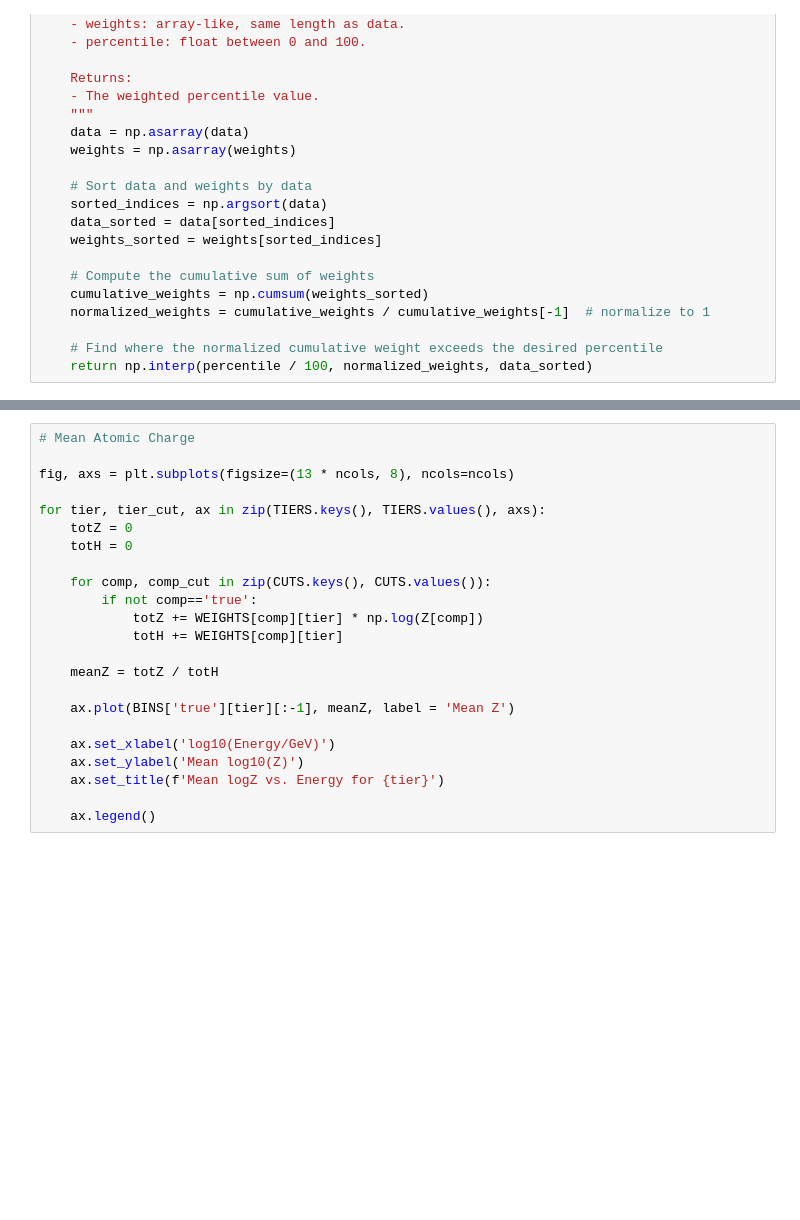
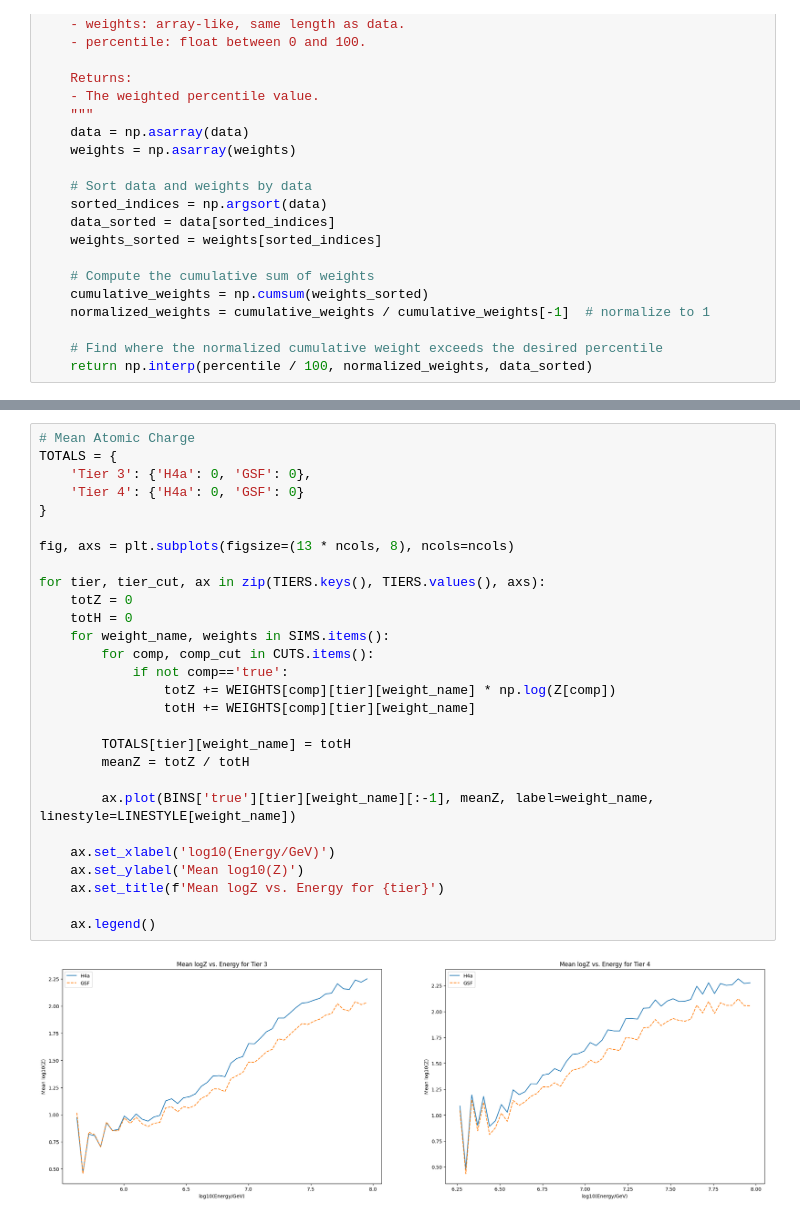
Before and after one commit to fmcnallyi3/it_anisotropy, a Jupyter notebook: rigidity/IceTop_partial_comp_dict.ipynb, the cells around one changed output, grey strips where cells are left out. Drawn from its saved outputs; the diff is of its cells as text; blank space fills up the shorter version.

```diff
--- a/rigidity/IceTop_partial_comp_dict.ipynb
+++ b/rigidity/IceTop_partial_comp_dict.ipynb
@@ -342,26 +299,33 @@ for tier, tier_cut, ax in zip(TIERS.keys(), TIERS.values(), axs):
 # %%
 # Mean Atomic Charge
+TOTALS = {
+    'Tier 3': {'H4a': 0, 'GSF': 0},
+    'Tier 4': {'H4a': 0, 'GSF': 0}
+}
 
 fig, axs = plt.subplots(figsize=(13 * ncols, 8), ncols=ncols)
 
 for tier, tier_cut, ax in zip(TIERS.keys(), TIERS.values(), axs):
     totZ = 0
     totH = 0
+    for weight_name, weights in SIMS.items():
+        for comp, comp_cut in CUTS.items():
+            if not comp=='true':
+                totZ += WEIGHTS[comp][tier][weight_name] * np.log(Z[comp])
+                totH += WEIGHTS[comp][tier][weight_name]
 
-    for comp, comp_cut in zip(CUTS.keys(), CUTS.values()):
-        if not comp=='true':
-            totZ += WEIGHTS[comp][tier] * np.log(Z[comp])
-            totH += WEIGHTS[comp][tier]
+        TOTALS[tier][weight_name] = totH
+        meanZ = totZ / totH
 
-    meanZ = totZ / totH
-
-    ax.plot(BINS['true'][tier][:-1], meanZ, label = 'Mean Z')
+        ax.plot(BINS['true'][tier][weight_name][:-1], meanZ, label=weight_name, linestyle=LINESTYLE[weight_name])
 
     ax.set_xlabel('log10(Energy/GeV)')
     ax.set_ylabel('Mean log10(Z)')
     ax.set_title(f'Mean logZ vs. Energy for {tier}')
 
     ax.legend()
+# %% [output]
+[figure, added]
 # %%
 # Particle Fraction vs. Energy
 fig, axs = plt.subplots(figsize=(13 * ncols, 8), ncols=ncols)
```
Also changed, not shown: parts of 10 cells of this notebook.
